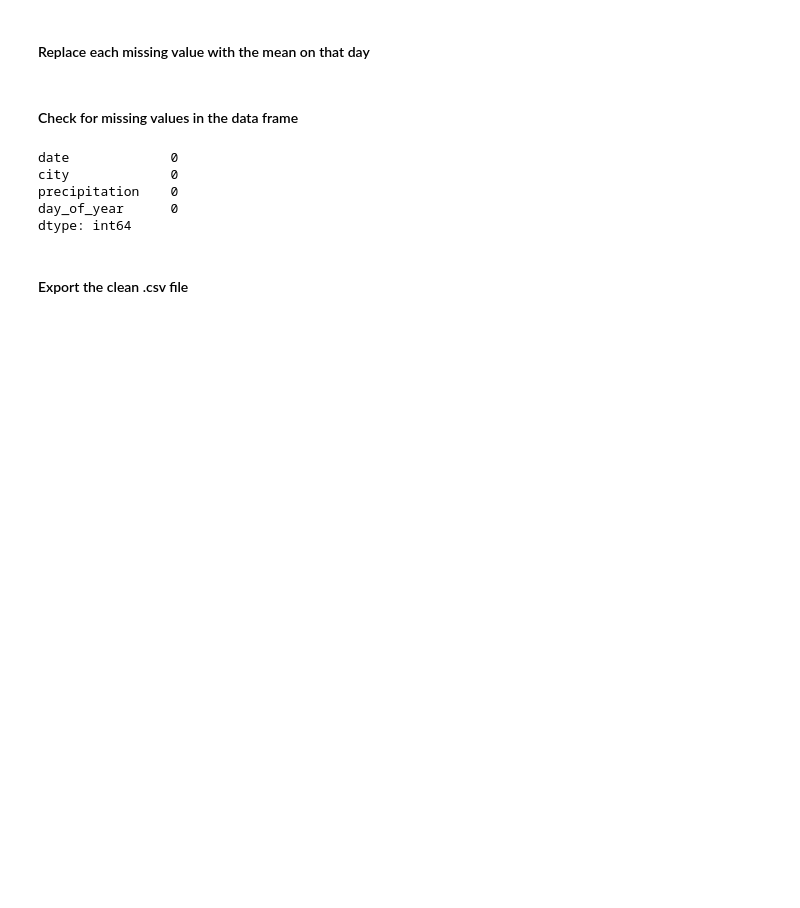
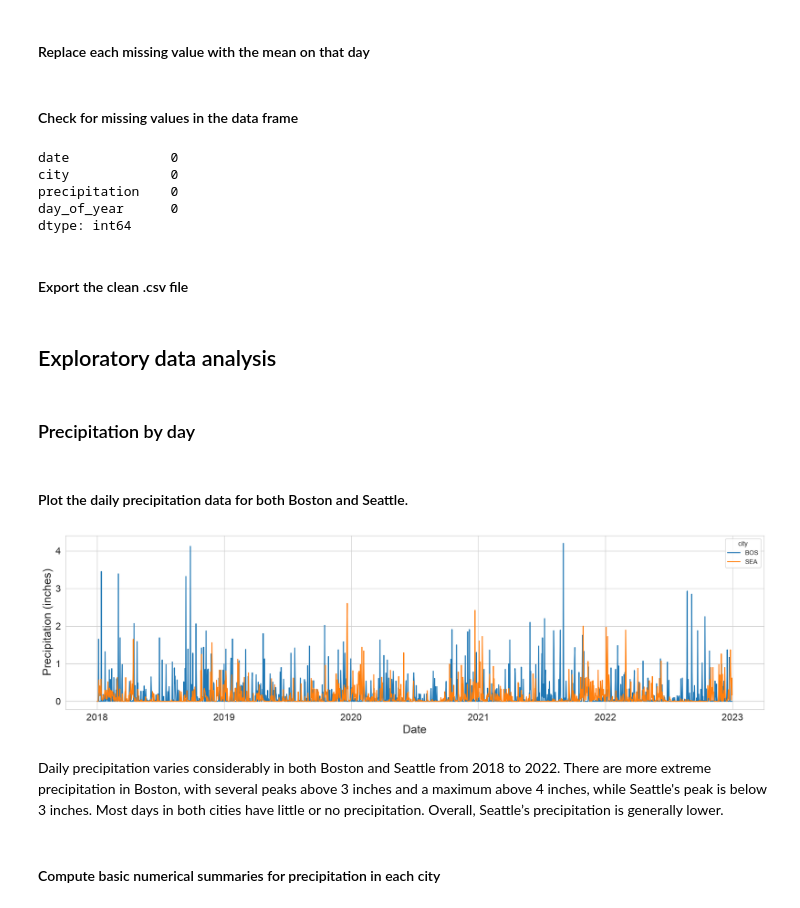
Before and after one commit to tuyettran15999/weather, a Jupyter notebook: code/Weather_Data.ipynb, the cells around one changed output. Saved outputs shown, nothing was run; the diff lists cells and outputs as text; code cells hidden in the pictures; blank space fills up the shorter version.

```diff
--- a/code/Weather_Data.ipynb
+++ b/code/Weather_Data.ipynb
@@ -508,3 +508,26 @@ dtype: int64
 #### Export the clean .csv file
 # %%
 df.to_csv('clean_seattle_boston_weather.csv', encoding='utf-8-sig', index=False)
+# %% [markdown]
+## Exploratory data analysis
+# %% [markdown]
+### Precipitation by day
+# %% [markdown]
+#### Plot the daily precipitation data for both Boston and Seattle.
+# %%
+plt.figure(figsize=(20,5))
+
+sns.lineplot(data=df, x='date', y='precipitation', hue='city')
+
+plt.xlabel('Date', fontsize=18)
+plt.ylabel('Precipitation (inches)', fontsize=18)
+
+plt.tick_params(labelsize=15)
+
+plt.show()
+# %% [output]
+[figure, added]
+# %% [markdown]
+Daily precipitation varies considerably in both Boston and Seattle from 2018 to 2022. There are more extreme precipitation in Boston, with several peaks above 3 inches and a maximum above 4 inches, while Seattle's peak is below 3 inches. Most days in both cities have little or no precipitation. Overall, Seattle’s precipitation is generally lower.
+# %% [markdown]
+#### Compute basic numerical summaries for precipitation in each city
```
Also changed, not shown: parts of 50 cells of this notebook.
